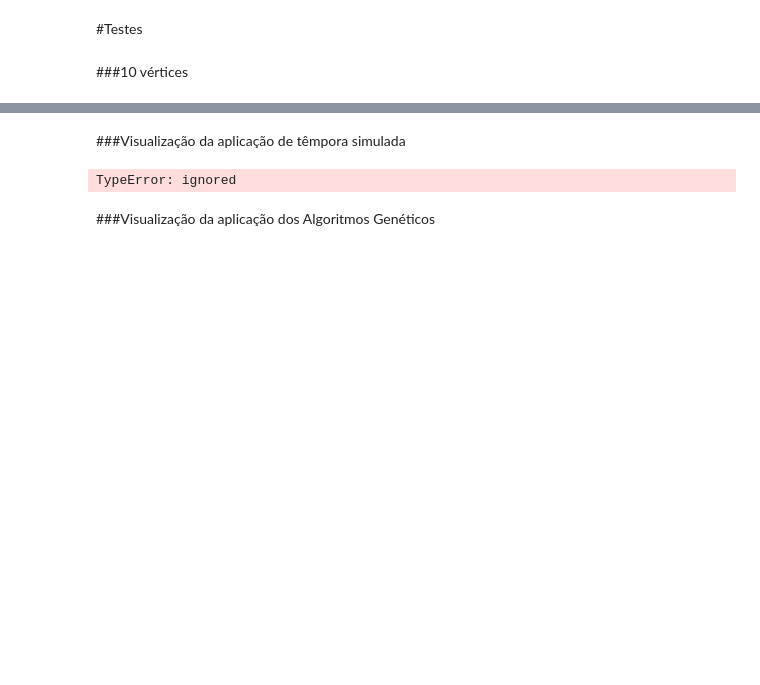
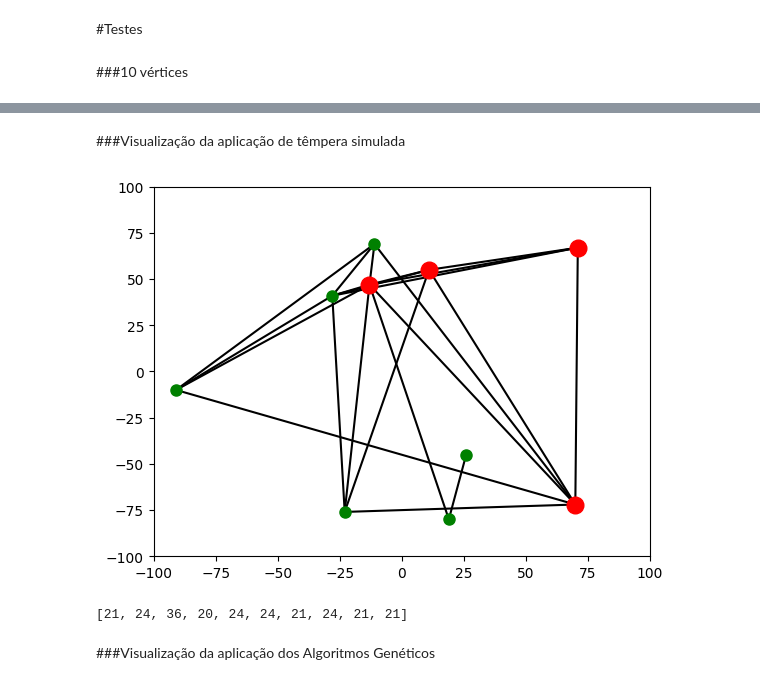
Before and after one commit to Evertonsousa3/Academic-Works, a Jupyter notebook: Introdução_a_Inteligência_Artificial.ipynb, the cells around one changed output, grey strips where cells are left out. Saved outputs shown, nothing was run; the diff lists cells and outputs as text; code cells hidden in the pictures; blank space fills up the shorter version.

```diff
--- a/Introdução_a_Inteligência_Artificial.ipynb
+++ b/Introdução_a_Inteligência_Artificial.ipynb
@@ -187,12 +185,18 @@ imprimeGrafo([-100,100,-100,100], vertices, arestas)
 # %% [markdown]
-###Visualização da aplicação de têmpora simulada
+###Visualização da aplicação de têmpera simulada
-# %%
-(solucao_tempora_simulada, x) = recozimento(10, vertices, arestas)
-
-imprimeGrafo([-100,100,-100,100], vertices, arestas, solucao_tempora_simulada)
-x.append(x)
-# %% [output]
-TypeError: ignored
+# %%
+solucao_tempora_simulada, x = recozimento(10, vertices, arestas)
+x_valores = []  # Crie uma lista vazia para armazenar os valores de x
+
+for i in range(10):  # Por exemplo, se você deseja executar o loop 10 vezes
+    solucao_tempora_simulada, x_atual = recozimento(10, vertices, arestas)
+    x_valores.append(x_atual)  # Adicione o valor atual de x à lista x_valores
+
+imprimeGrafo([-100, 100, -100, 100], vertices, arestas, solucao_tempora_simulada)
+print (x_valores)
+# %% [output]
+[figure, added]
+[21, 24, 36, 20, 24, 24, 21, 24, 21, 21]
 # %% [markdown]
 ###Visualização da aplicação dos Algoritmos Genéticos
 # %%
```
Also changed, not shown: parts of 3 cells of this notebook.
